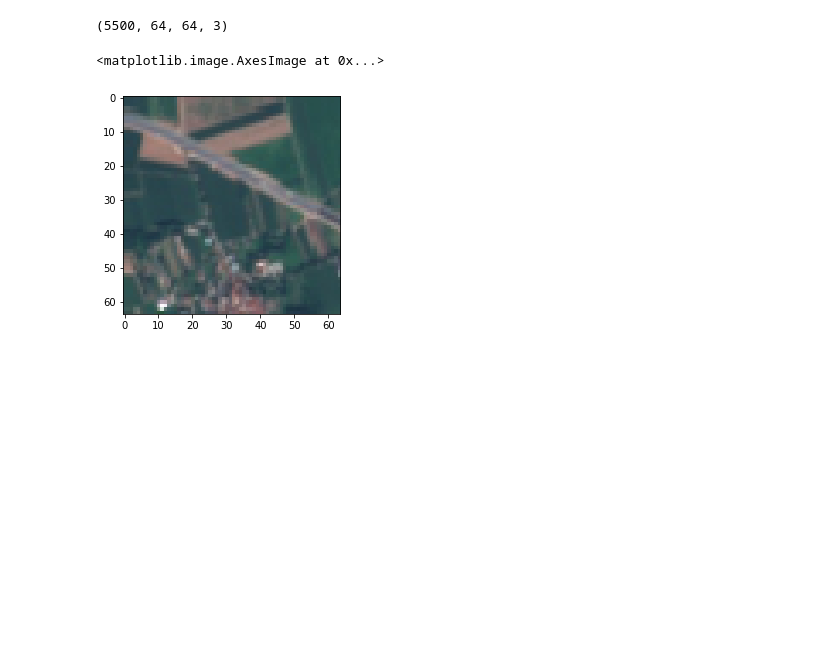
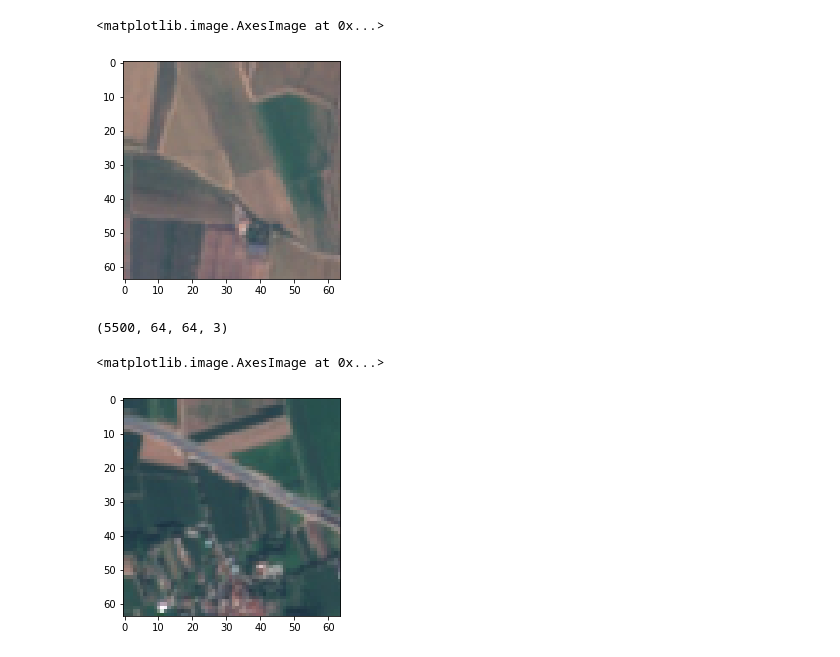
Before and after one commit to rittik97/climate, a Jupyter notebook: cnn_3channel.ipynb, the cells around one changed output. Cells and saved outputs as stored; diff of their text form; code cells hidden in the pictures; blank space fills up the shorter version.

```diff
--- a/cnn_3channel.ipynb
+++ b/cnn_3channel.ipynb
@@ -17,0 +19,10 @@ from sklearn.preprocessing import LabelEncoder
+# %%
+data = ImageDataGenerator(rescale = 1./255, validation_split=0.15)
+# %%
+training = data.flow_from_directory(directory = "data/",
+                                   target_size = (64,64),
+                                   color_mode="rgb",
+                                   class_mode = "categorical",
+                                   batch_size = 256,
+                                   subset='training',
+                                   seed=117)
@@ -18,3 +54,8 @@ from sklearn.preprocessing import LabelEncoder
+# %%
+plt.imshow(training[2][0][65])
+# %% [output]
+<matplotlib.image.AxesImage at 0x...>
+[figure, added]
 # %%
 X=[]
 y=[]
```
Also changed, not shown: parts of 14 cells of this notebook, 1 other file.
